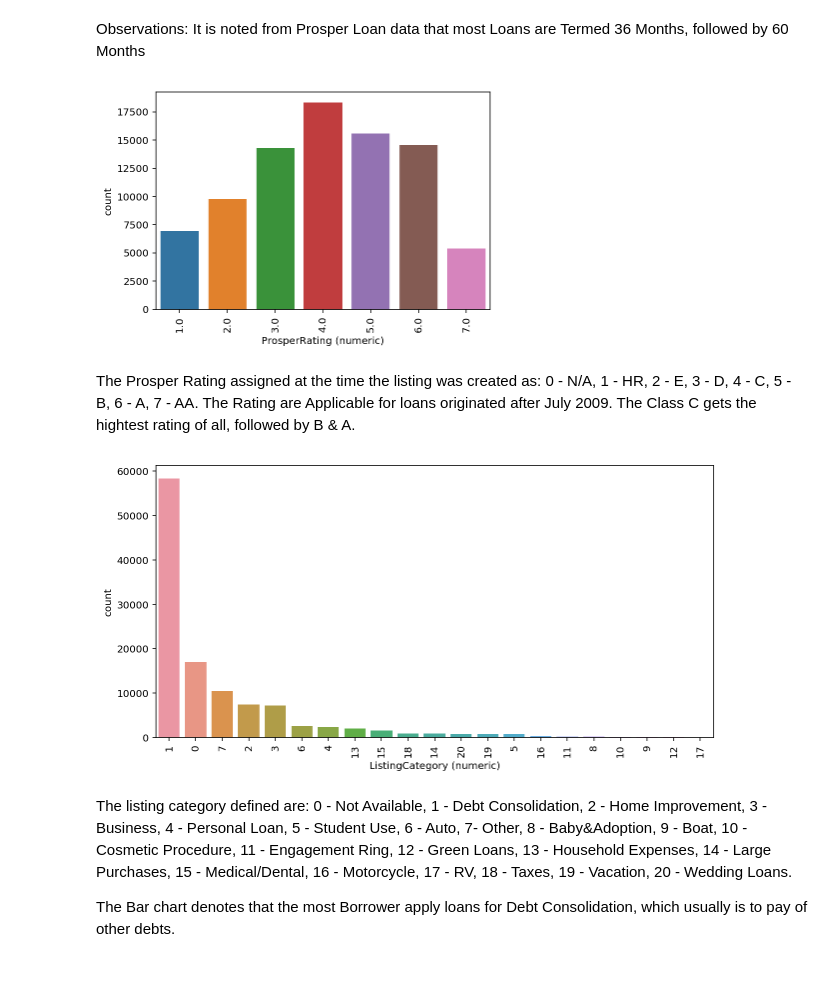
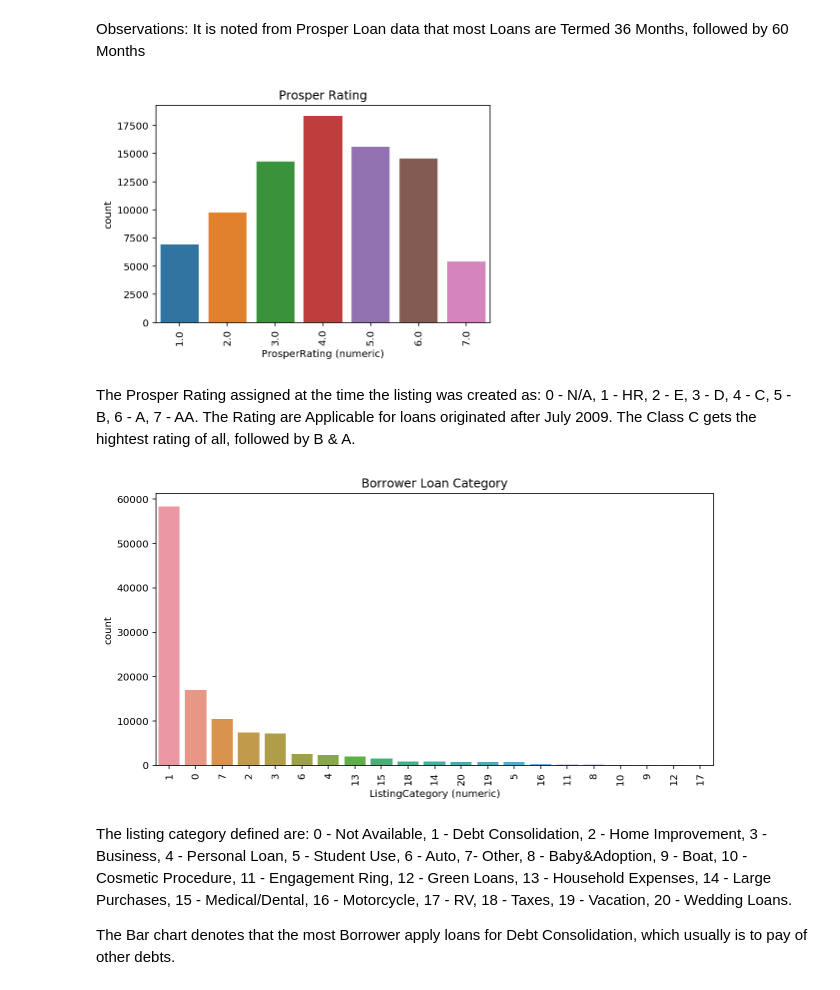
Before and after one commit to sugeshmundayadan/Loan-Data-from-Prosper, a Jupyter notebook: Loan Data from Prosper.ipynb, the cells around one changed output. Saved outputs shown, nothing was run; the diff lists cells and outputs as text; code cells hidden in the pictures.

```diff
--- a/Loan Data from Prosper.ipynb
+++ b/Loan Data from Prosper.ipynb
@@ -74,9 +74,10 @@ Observations: It is noted from Prosper Loan data that most Loans are Termed 36 M
 # %%
 
 sb.countplot(data=df,x="ProsperRating (numeric)")
 plt.xticks(rotation=90);
+plt.title("Prosper Rating");
 # %% [output]
-[figure, old version]
+[figure, new version]
 # %% [markdown]
 The  Prosper Rating assigned at the time the listing was created as: 0 - N/A, 1 - HR, 2 - E, 3 - D, 4 - C, 5 - B, 6 - A, 7 - AA. The Rating are  Applicable for loans originated after July 2009.
 The Class C gets the hightest rating of all, followed by B & A.
@@ -85,8 +86,9 @@ plt.figure(figsize = [10, 5])
 order=df['ListingCategory (numeric)'].value_counts()
 sb.countplot(data=df,x="ListingCategory (numeric)",order=order.index)
 plt.xticks(rotation=90);
+plt.title("Borrower Loan Category");
 # %% [output]
-[figure, old version]
+[figure, new version]
 # %% [markdown]
 The listing category defined are: 0 - Not Available, 1 - Debt Consolidation, 2 - Home Improvement, 3 - Business, 4 - Personal Loan, 5 - Student Use, 6 - Auto, 7- Other, 8 - Baby&Adoption, 9 - Boat, 10 - Cosmetic Procedure, 11 - Engagement Ring, 12 - Green Loans, 13 - Household Expenses, 14 - Large Purchases, 15 - Medical/Dental, 16 - Motorcycle, 17 - RV, 18 - Taxes, 19 - Vacation, 20 - Wedding Loans.
 
```
Also changed, not shown: parts of 2 cells of this notebook.
